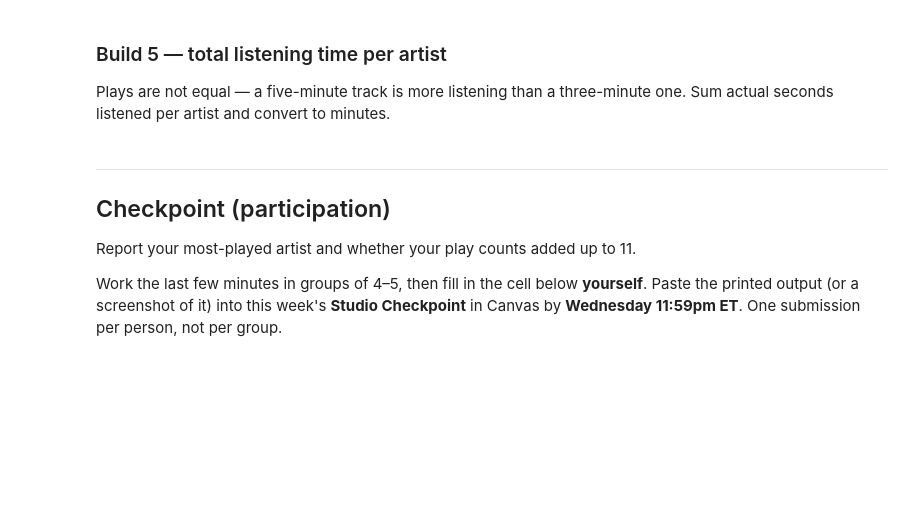
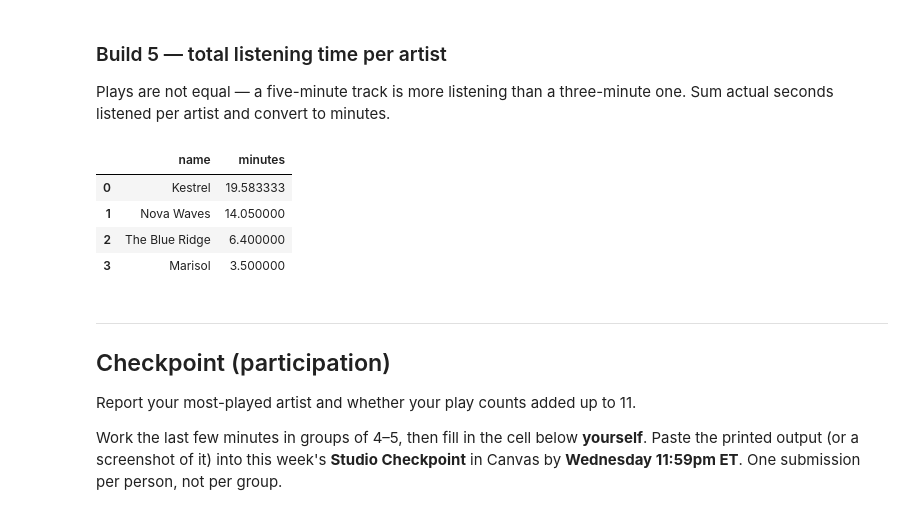
Before and after one commit to raffaellaalpaca-ai/ds2002-fa26, a Jupyter notebook: notebooks/02-sql-databases/2026-09-09 — SQLite Joins and Grouping — Studio.ipynb, the cells around one changed output. Saved outputs shown, nothing was run; the diff lists cells and outputs as text; code cells hidden in the pictures; blank space fills up the shorter version.

```diff
--- a/notebooks/02-sql-databases/2026-09-09 — SQLite Joins and Grouping — Studio.ipynb
+++ b/notebooks/02-sql-databases/2026-09-09 — SQLite Joins and Grouping — Studio.ipynb
@@ -230,8 +230,19 @@ ORDER BY plays DESC
 Plays are not equal — a five-minute track is more listening than a three-minute one. Sum actual seconds listened per artist and convert to minutes.
 # %%
 q('''
-
+SELECT a.name, SUM(t.seconds) / 60.0 AS minutes --shows artists name and sum of seconds divided by 60 to get minutes
+FROM plays p --start from the plays table
+JOIN tracks t ON p.track_id = t.track_id
+JOIN artists a ON t.artist_id = a.artist_id
+GROUP BY a.name --group by artist name
+ORDER BY minutes DESC --highest listening time first
 ''')
+# %% [output]
+|  | name | minutes |
+| 0 | Kestrel | 19.583333 |
+| 1 | Nova Waves | 14.050000 |
+| 2 | The Blue Ridge | 6.400000 |
+| 3 | Marisol | 3.500000 |
 # %% [markdown]
 ---
 
```
